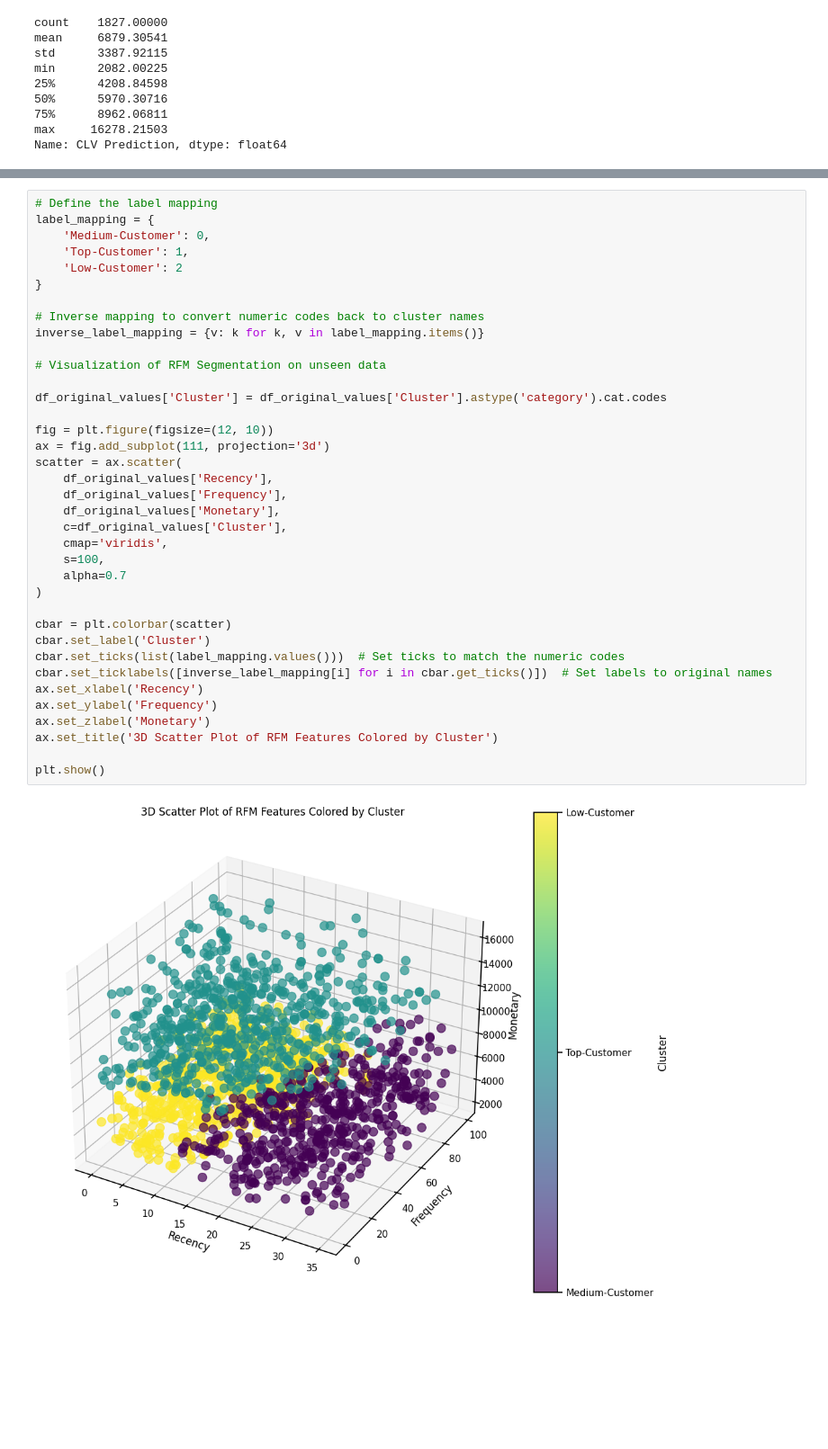
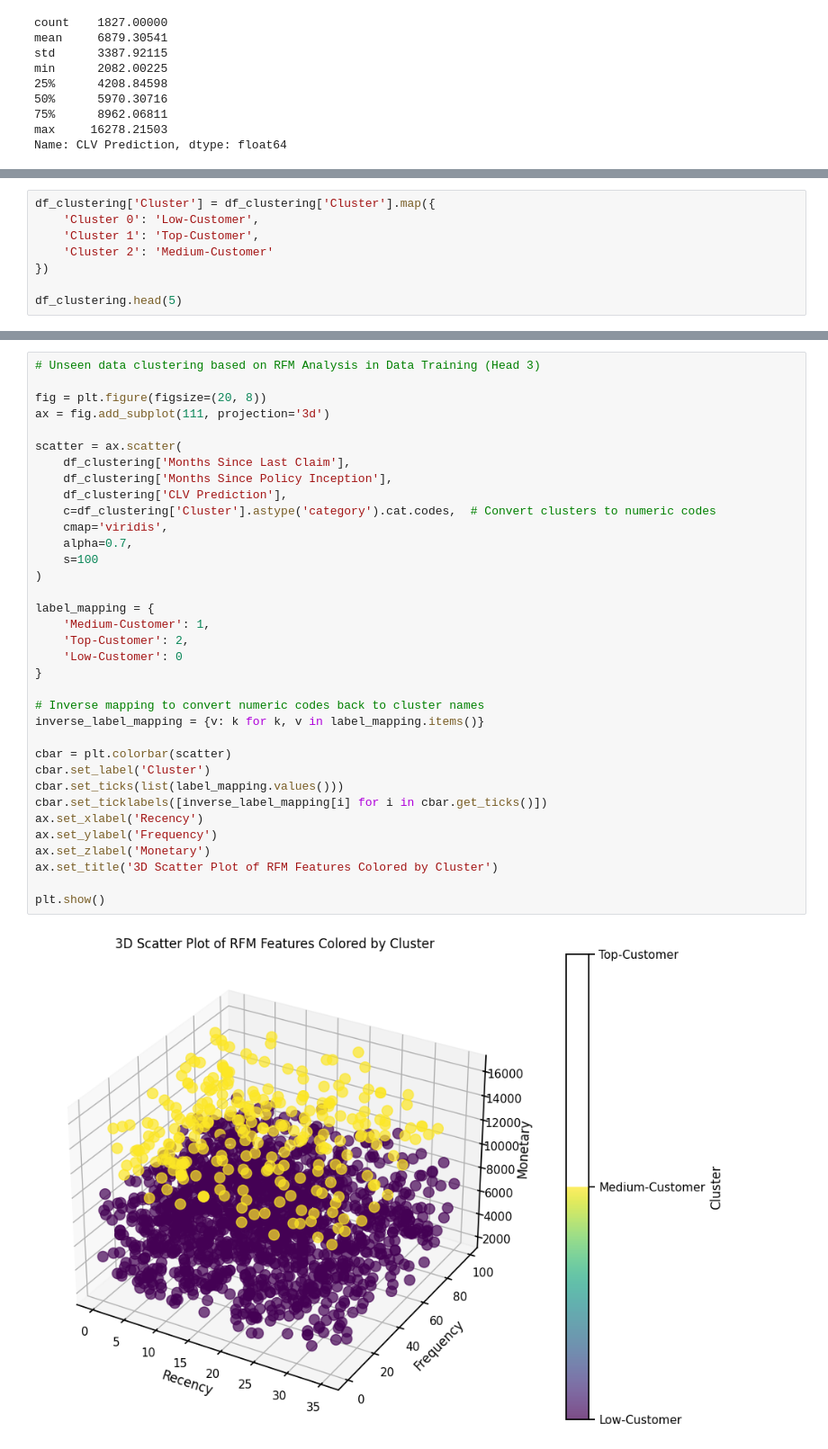
Before and after one commit to PurwadhikaDev/FirestormGroup_DTI_01_FinalProject, a Jupyter notebook: Auto Insurance Final Project Purwadhika.ipynb, the cells around one changed output, grey strips where cells are left out. Shown at 90% size. Saved outputs shown, nothing was run; the diff lists cells and outputs as text; blank space fills up the shorter version.

```diff
--- a/Auto Insurance Final Project Purwadhika.ipynb
+++ b/Auto Insurance Final Project Purwadhika.ipynb
@@ -2592,0 +2541,8 @@ df_original_values.corr().tail(1)
+# %%
+df_clustering['Cluster'] = df_clustering['Cluster'].map({
+    'Cluster 0': 'Low-Customer',
+    'Cluster 1': 'Top-Customer',
+    'Cluster 2': 'Medium-Customer'
+})
+
+df_clustering.head(5)
@@ -2593,39 +2556,37 @@ df_original_values.corr().tail(1)
 # %%
-# Define the label mapping
+# Unseen data clustering based on RFM Analysis in Data Training (Head 3)
+
+fig = plt.figure(figsize=(20, 8))
+ax = fig.add_subplot(111, projection='3d')
+
+scatter = ax.scatter(
+    df_clustering['Months Since Last Claim'],
+    df_clustering['Months Since Policy Inception'],
+    df_clustering['CLV Prediction'],
+    c=df_clustering['Cluster'].astype('category').cat.codes,  # Convert clusters to numeric codes
+    cmap='viridis',
+    alpha=0.7,
+    s=100
+)
+
 label_mapping = {
-    'Medium-Customer': 0,
-    'Top-Customer': 1,
-    'Low-Customer': 2
+    'Medium-Customer': 1,
+    'Top-Customer': 2,
+    'Low-Customer': 0
 }
 
 # Inverse mapping to convert numeric codes back to cluster names
 inverse_label_mapping = {v: k for k, v in label_mapping.items()}
 
-# Visualization of RFM Segmentation on unseen data
-
-df_original_values['Cluster'] = df_original_values['Cluster'].astype('category').cat.codes
-
-fig = plt.figure(figsize=(12, 10))
-ax = fig.add_subplot(111, projection='3d')
-scatter = ax.scatter(
-    df_original_values['Recency'],
-    df_original_values['Frequency'],
-    df_original_values['Monetary'],
-    c=df_original_values['Cluster'],
-    cmap='viridis',
-    s=100,
-    alpha=0.7
-)
-
 cbar = plt.colorbar(scatter)
 cbar.set_label('Cluster')
-cbar.set_ticks(list(label_mapping.values()))  # Set ticks to match the numeric codes
-cbar.set_ticklabels([inverse_label_mapping[i] for i in cbar.get_ticks()])  # Set labels to original names
+cbar.set_ticks(list(label_mapping.values()))
+cbar.set_ticklabels([inverse_label_mapping[i] for i in cbar.get_ticks()])
 ax.set_xlabel('Recency')
 ax.set_ylabel('Frequency')
 ax.set_zlabel('Monetary')
 ax.set_title('3D Scatter Plot of RFM Features Colored by Cluster')
 
 plt.show()
 # %% [output]
-[figure, old version]
+[figure, new version]
```
Also changed, not shown: parts of 24 cells of this notebook.
